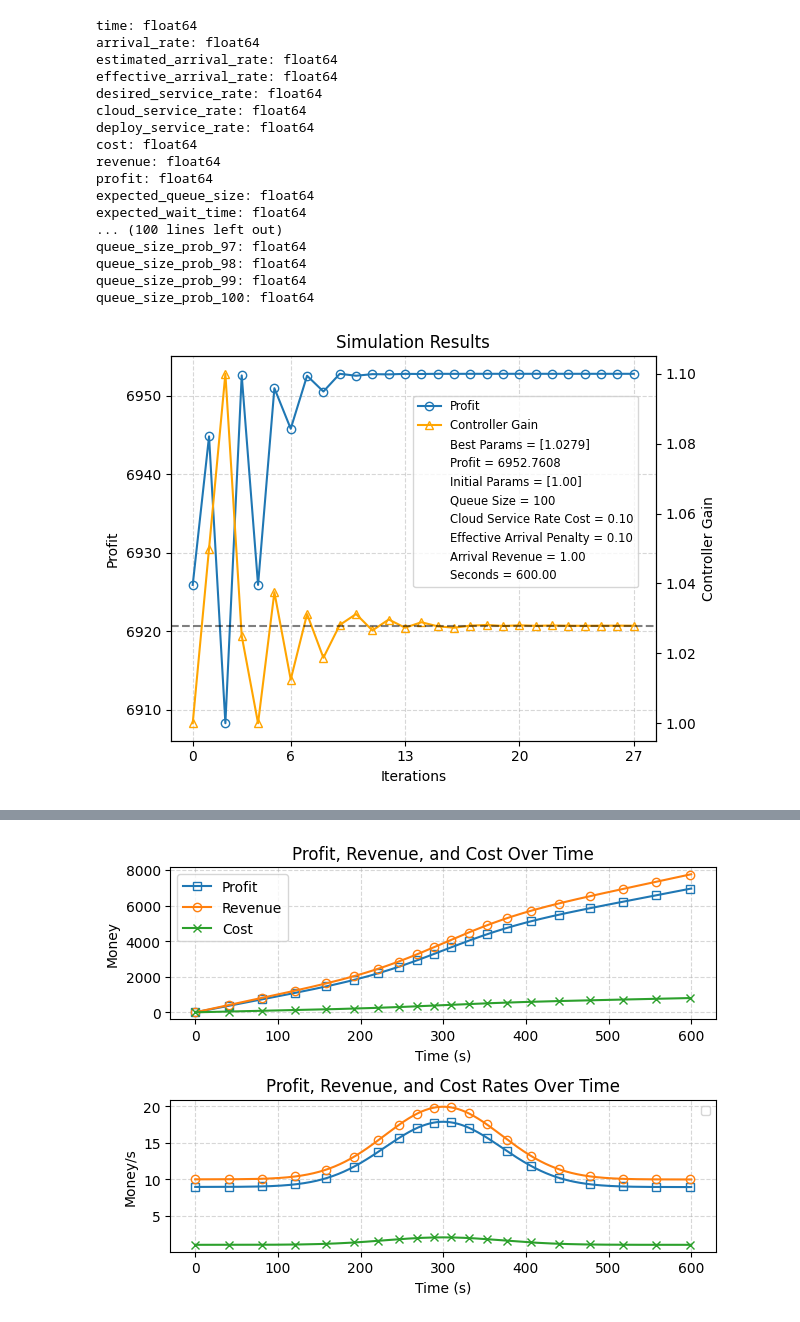
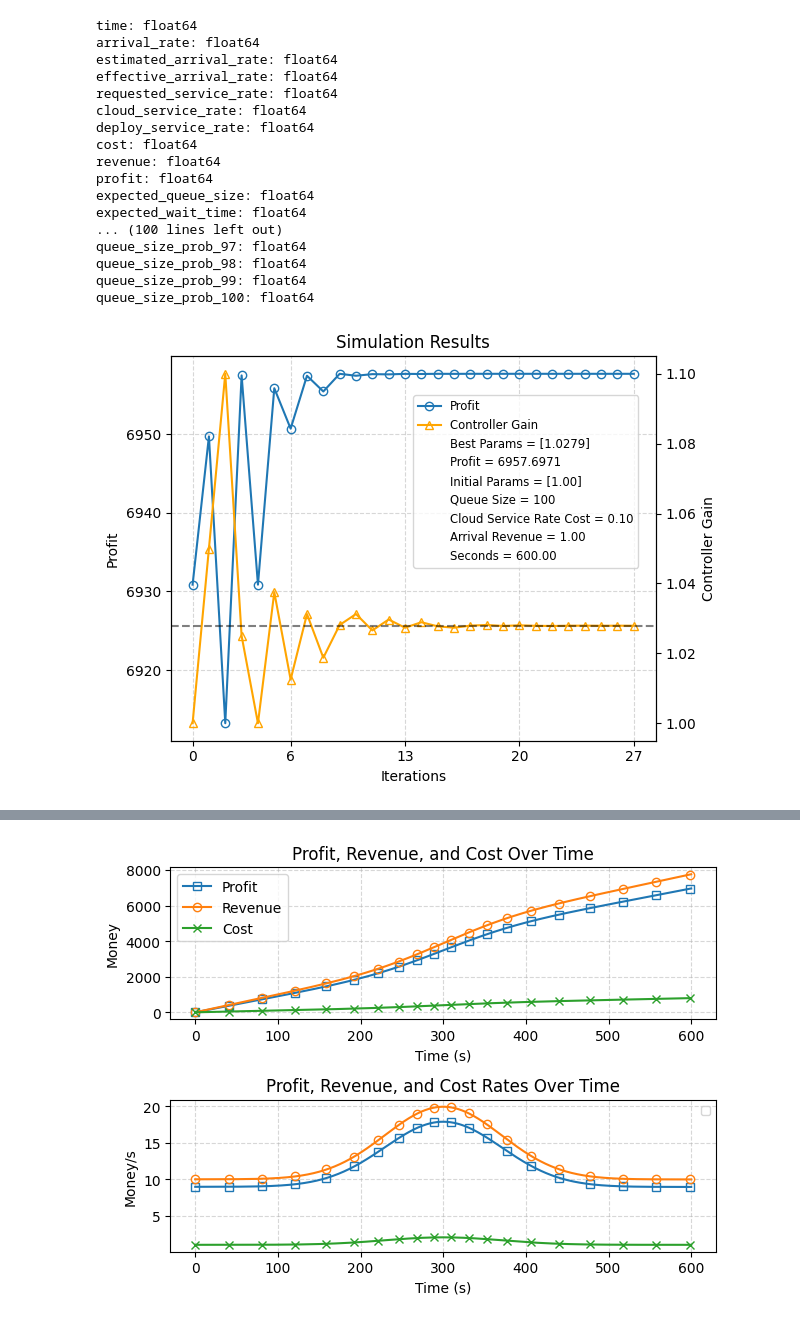
Before and after one commit to lucasbanunes/CPS767-monte-carlo-algorithms, a Jupyter notebook: project/plot_simulation.ipynb, the cells around one changed output, grey strips where cells are left out. Cells and saved outputs as stored; diff of their text form; code cells hidden in the pictures.

```diff
--- a/project/plot_simulation.ipynb
+++ b/project/plot_simulation.ipynb
@@ -11,15 +7,5 @@ from sympy.utilities.lambdify import lambdify
 # %%
-# optimizer_dir = Path('simulation_results/2025-06-02_19-48-08') # Discrete - High infra costs, constant lambda
-# optimizer_dir = Path('simulation_results/2025-06-02_19-48-52') # Discrete - High wait time cost, constant lambda
-# optimizer_dir = Path('simulation_results/2025-06-02_19-51-12') # Discrete - High customer revenue, constant lambda
-# optimizer_dir = Path('simulation_results/2025-06-02_20-15-13') # Discrete - High customer revenue, quick gaussian lambda
-# optimizer_dir = Path('simulation_results/2025-06-02_20-48-48') # Discrete - High customer revenue, slow gaussian lambda
-# optimizer_dir = Path('simulation_results/2025-06-03_23-24-43') # Continuous - High customer revenue, constant lambda
-# optimizer_dir = Path('simulation_results/2025-06-04_00-10-49') # Continuous - High infra costs, constant lambda
-results_dir = Path('simulation_results/job_3') # Continuous - High customer revenue, constant lambda
-
-# optimizer = Optimizer.from_dir(optimizer_dir)
-# simulation_df = optimizer.get_sim('best')
+results_dir = Path('simulation_results/job_cheap_cloud_normal_dist_demand')
 optimized_control_results = OptimizedControlResults.from_json(results_dir / 'optimization_results.json')
 simulation_df = pd.read_parquet(results_dir / f'simulation_{optimized_control_results.best_iteration:03d}.parquet')
 for col_name, dtype in simulation_df.dtypes.items():
@@ -30,7 +16,7 @@ time: float64
 arrival_rate: float64
 estimated_arrival_rate: float64
 effective_arrival_rate: float64
-desired_service_rate: float64
+requested_service_rate: float64
 cloud_service_rate: float64
 deploy_service_rate: float64
 cost: float64
@@ -52,35 +38,34 @@ def add_hyperparameters(ax):
     lines += ax.plot([], [], ' ', label=f'Initial Params = [{initial_controller_params_txt}]')
     lines += ax.plot([], [], ' ', label=f'Queue Size = {optimized_control_results.queue_size}')
     lines += ax.plot([], [], ' ', label=f'Cloud Service Rate Cost = {optimized_control_results.cloud_service_rate_cost:.2f}')
-    lines += ax.plot([], [], ' ', label=f'Effective Arrival Penalty = {optimized_control_results.effective_arrival_rate_penalty:.2f}')
     lines += ax.plot([], [], ' ', label=f'Arrival Revenue = {optimized_control_results.arrival_rate_revenue:.2f}')
     lines += ax.plot([], [], ' ', label=f'Seconds = {optimized_control_results.seconds:.2f}')
     return lines
 # %%
 fig, ax = plt.subplots()
 ax.grid(linestyle='--', alpha=0.5)
 lines = ax.plot(-optimized_control_results.costs, label='Profit',
                 markerfacecolor='None', marker='o')
 twinx = ax.twinx()
 lines += twinx.plot(optimized_control_results.controller_params[:, 0],
                     label='Controller Gain', color='orange',
                     marker='^', markerfacecolor='None')
 twinx.axhline(optimized_control_results.best_controller_params[0], linestyle='--', color='k', alpha=.5)
 ax.set(
     title='Simulation Results',
     xlabel='Iterations',
     ylabel='Profit',
     xticks=np.linspace(0, len(optimized_control_results.costs) - 1, 5,
                        dtype=int),
 )
 twinx.set_ylabel('Controller Gain')
 lines += add_hyperparameters(ax)
 ax.legend(lines, [line.get_label() for line in lines],
-          ncol=1, fontsize='small', loc=(0.5, 0.4))
+          ncol=1, fontsize='small', loc=(0.5, 0.45))
 fig.tight_layout()
 fig.savefig(results_dir / 'simulation_progression.png', dpi=300)
 # %% [output]
-[figure, old version]
+[figure, new version]
 # %%
 fig, ax = plt.subplots()
 ax.grid(linestyle='--', alpha=.5)
```
Also changed, not shown: parts of 4 cells of this notebook, 2 other files.
